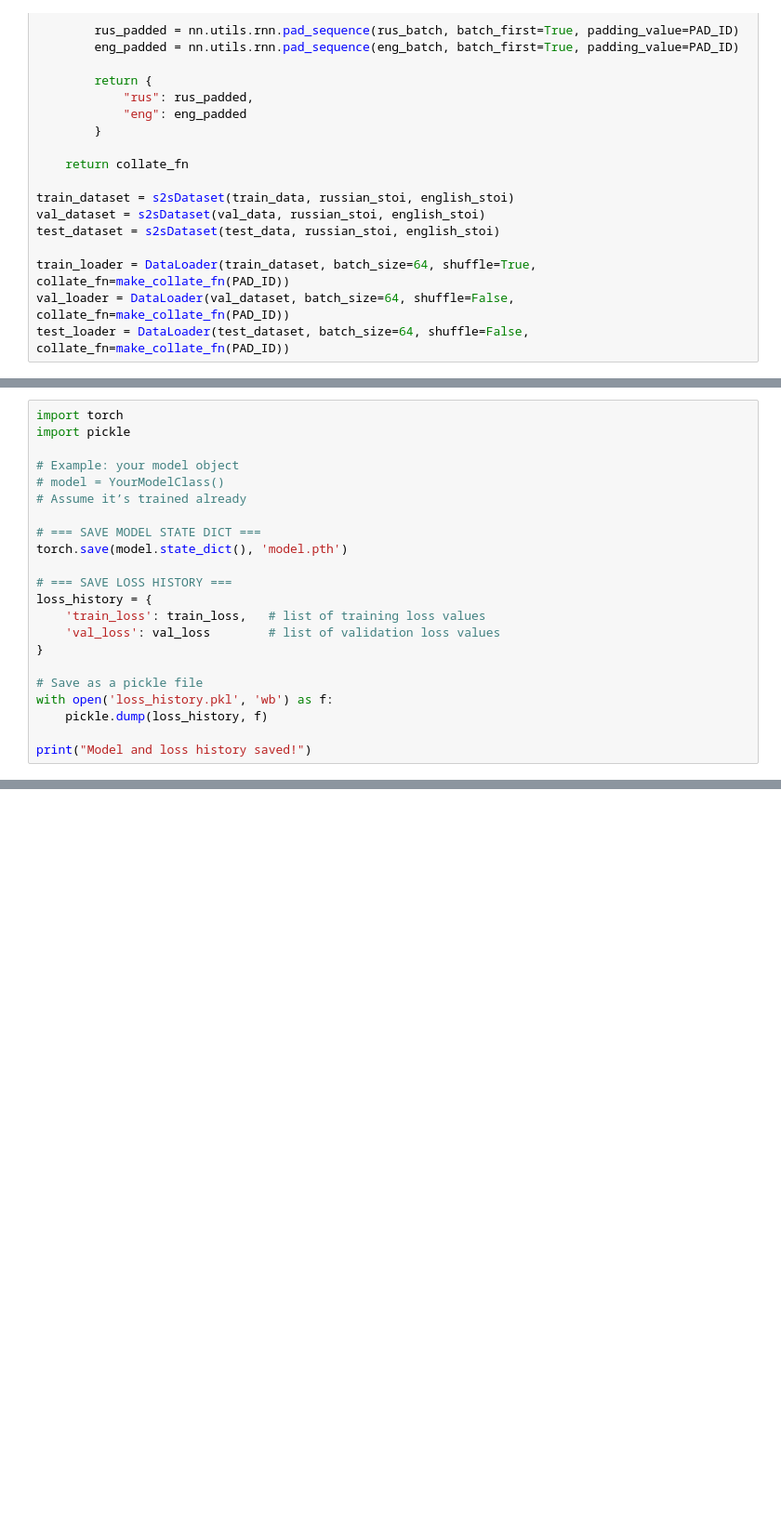
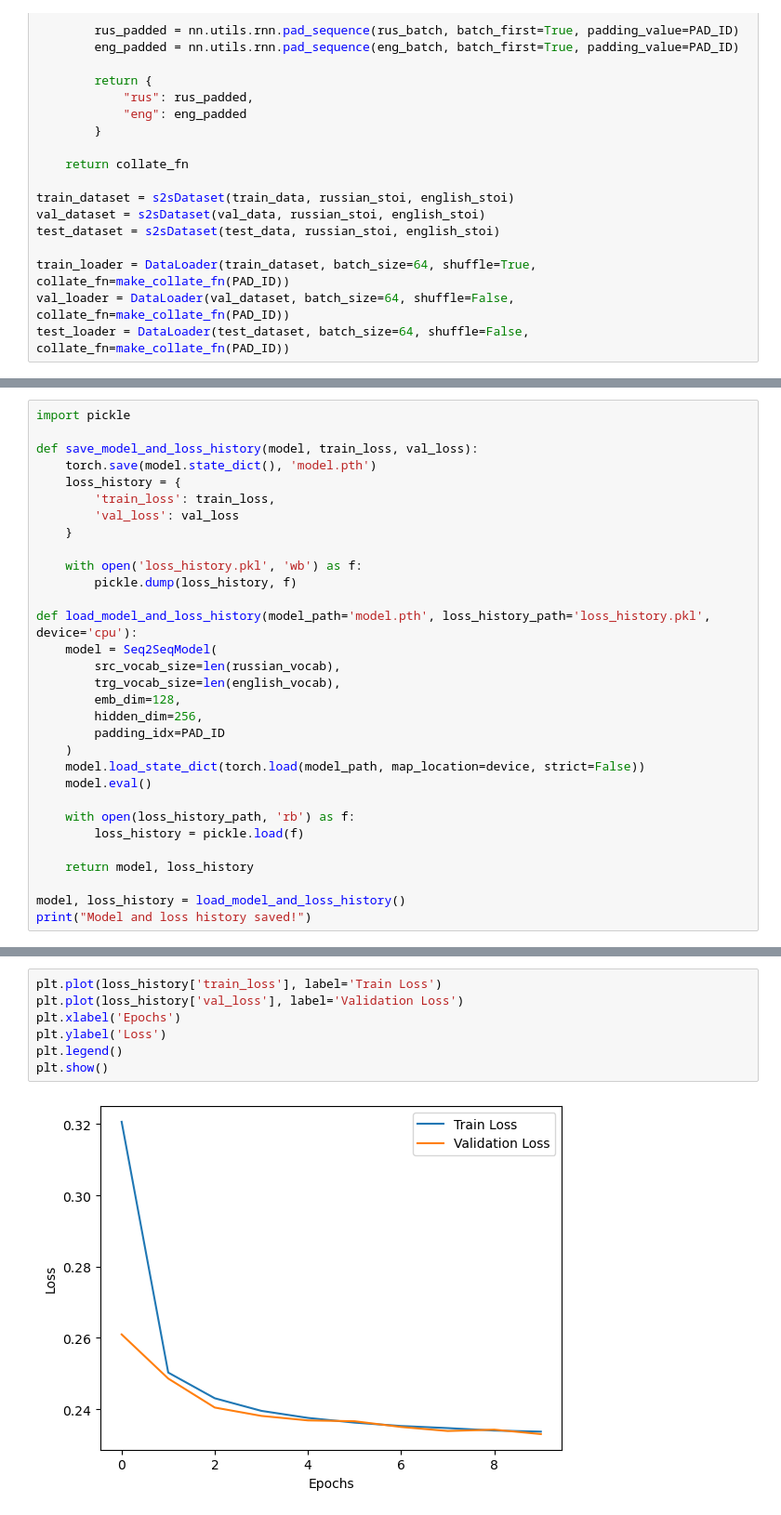
Before and after one commit to Feugon/ML_Notebooks, a Jupyter notebook: Seq2Seq/Seq2Seq.ipynb, the cells around one changed output, grey strips where cells are left out. Shown at 93% size. Drawn from its saved outputs; the diff is of its cells as text; blank space fills up the shorter version.

```diff
--- a/Seq2Seq/Seq2Seq.ipynb
+++ b/Seq2Seq/Seq2Seq.ipynb
@@ -325,23 +444,32 @@ Epoch 10/10, train_loss=0.2337, val_loss=0.2330
 # %%
-import torch
 import pickle
 
-# Example: your model object
-# model = YourModelClass()
-# Assume it’s trained already
+def save_model_and_loss_history(model, train_loss, val_loss):
+    torch.save(model.state_dict(), 'model.pth')
+    loss_history = {
+        'train_loss': train_loss,
+        'val_loss': val_loss
+    }
 
-# === SAVE MODEL STATE DICT ===
-torch.save(model.state_dict(), 'model.pth')
+    with open('loss_history.pkl', 'wb') as f:
+        pickle.dump(loss_history, f)
 
-# === SAVE LOSS HISTORY ===
-loss_history = {
-    'train_loss': train_loss,   # list of training loss values
-    'val_loss': val_loss        # list of validation loss values
-}
+def load_model_and_loss_history(model_path='model.pth', loss_history_path='loss_history.pkl', device='cpu'):
+    model = Seq2SeqModel(
+        src_vocab_size=len(russian_vocab),
+        trg_vocab_size=len(english_vocab),
+        emb_dim=128,
+        hidden_dim=256,
+        padding_idx=PAD_ID
+    )
+    model.load_state_dict(torch.load(model_path, map_location=device, strict=False))
+    model.eval()
 
-# Save as a pickle file
-with open('loss_history.pkl', 'wb') as f:
-    pickle.dump(loss_history, f)
+    with open(loss_history_path, 'rb') as f:
+        loss_history = pickle.load(f)
 
+    return model, loss_history
+
+model, loss_history = load_model_and_loss_history()
 print("Model and loss history saved!")
 # %% [output]
@@ -348,0 +478,9 @@ Model and loss history saved!
+# %%
+plt.plot(loss_history['train_loss'], label='Train Loss')
+plt.plot(loss_history['val_loss'], label='Validation Loss')
+plt.xlabel('Epochs')
+plt.ylabel('Loss')
+plt.legend()
+plt.show()
+# %% [output]
+[figure, added]
```
Also changed, not shown: parts of 15 cells of this notebook, 1 other file.
